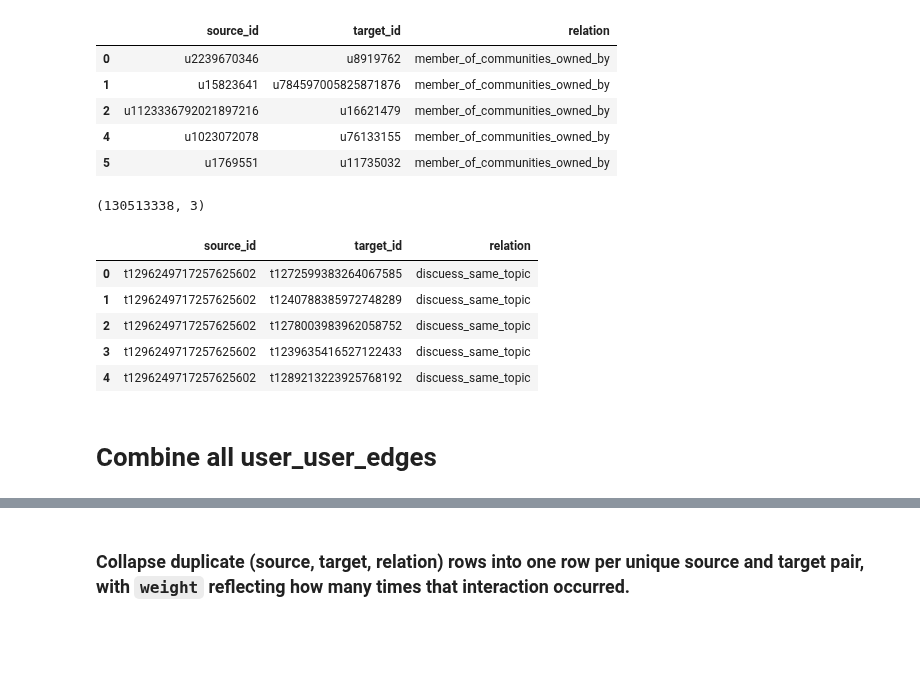
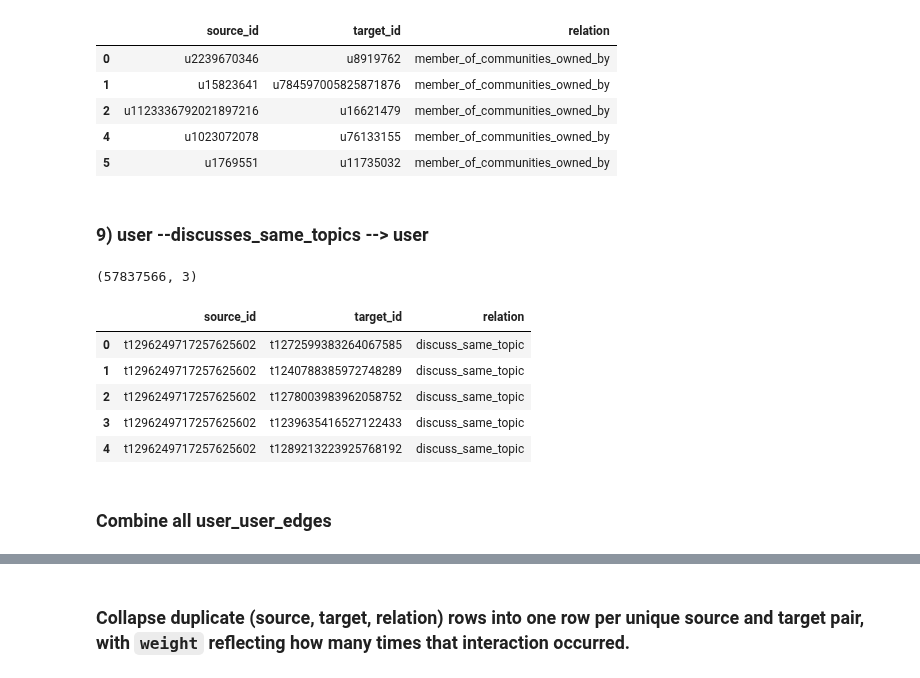
Before and after one commit to iiank/Twitter-Bot-Fraud-Detection, a Jupyter notebook: graph.ipynb, the cells around one changed output, grey strips where cells are left out. Drawn from its saved outputs; the diff is of its cells as text; code cells hidden in the pictures; blank space fills up the shorter version.

Commit message:
Update user mapping flow and made cell to generate feature and label tensors

```diff
--- a/graph.ipynb
+++ b/graph.ipynb
@@ -388,8 +409,10 @@ df_membership_to_owner.head()
+# %% [markdown]
+### 9) user --discusses_same_topics --> user
 # %%
 from itertools import combinations
 
 #Limit the number of user
-MAX_USERS_PER_HASHTAG = 200
+MAX_USERS_PER_HASHTAG = 100
 
 df_discuss_pairs = (
     df_discuss_base[["source_id", "target_id"]]
@@ -404,37 +427,37 @@ df_discuss_pairs["hashtag_id"] = df_discuss_pairs["hashtag_id"].astype(str)
 
 edge_parts = []
 
 for hashtag_id, users in df_discuss_pairs.groupby("hashtag_id", sort=False)["source_id"]:
     users = pd.unique(users)
 
     if len(users) < 2:
         continue
     if len(users) > MAX_USERS_PER_HASHTAG:
         continue
 
     part = pd.DataFrame(combinations(users, 2), columns=["source_id", "target_id"])
     edge_parts.append(part)
 
 if edge_parts:
     df_topics_user = pd.concat(edge_parts, ignore_index=True)
 else:
     df_topics_user = pd.DataFrame(columns=["source_id", "target_id"])
 
 df_topics_user_rev = df_topics_user.rename(
     columns={"source_id": "target_id", "target_id": "source_id"}
 )
 
 df_topics_user = pd.concat([df_topics_user, df_topics_user_rev], ignore_index=True)
-df_topics_user["relation"] = "discuess_same_topic"
+df_topics_user["relation"] = "discuss_same_topic"
 df_topics_user = df_topics_user[["source_id", "target_id", "relation"]]
 
 print(df_topics_user.shape)
 df_topics_user.head()
 # %% [output]
-(130513338, 3)
+(57837566, 3)
 |  | source_id | target_id | relation |
-| 0 | t1296249717257625602 | t1272599383264067585 | discuess_same_topic |
-| 1 | t1296249717257625602 | t1240788385972748289 | discuess_same_topic |
-| 2 | t1296249717257625602 | t1278003983962058752 | discuess_same_topic |
-| 3 | t1296249717257625602 | t1239635416527122433 | discuess_same_topic |
-| 4 | t1296249717257625602 | t1289213223925768192 | discuess_same_topic |
+| 0 | t1296249717257625602 | t1272599383264067585 | discuss_same_topic |
+| 1 | t1296249717257625602 | t1240788385972748289 | discuss_same_topic |
+| 2 | t1296249717257625602 | t1278003983962058752 | discuss_same_topic |
+| 3 | t1296249717257625602 | t1239635416527122433 | discuss_same_topic |
+| 4 | t1296249717257625602 | t1289213223925768192 | discuss_same_topic |
@@ -441,5 +480,5 @@ df_topics_user.head()
 # %% [markdown]
-# Combine all user_user_edges
+### Combine all user_user_edges
 # %%
 df_user_user_edges_all = pd.concat([
     df_follows,
```
Also changed, not shown: parts of 42 cells of this notebook.
